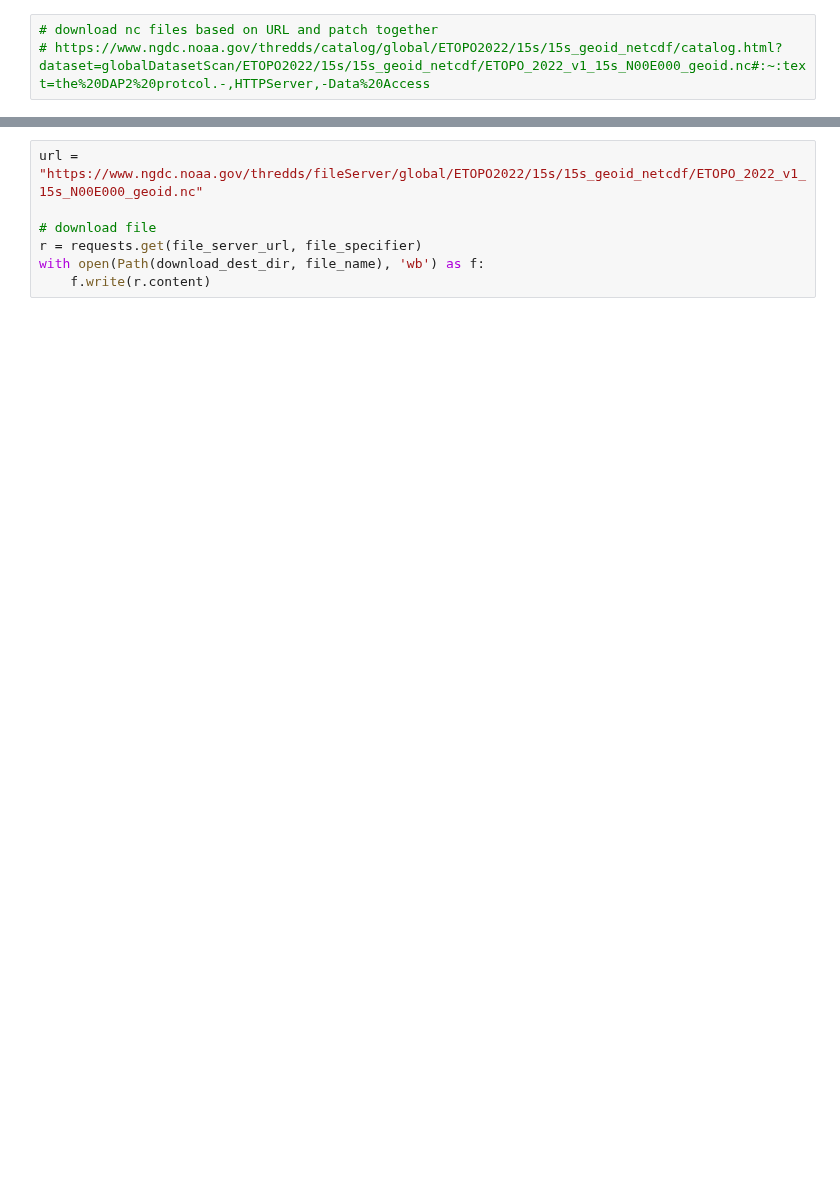
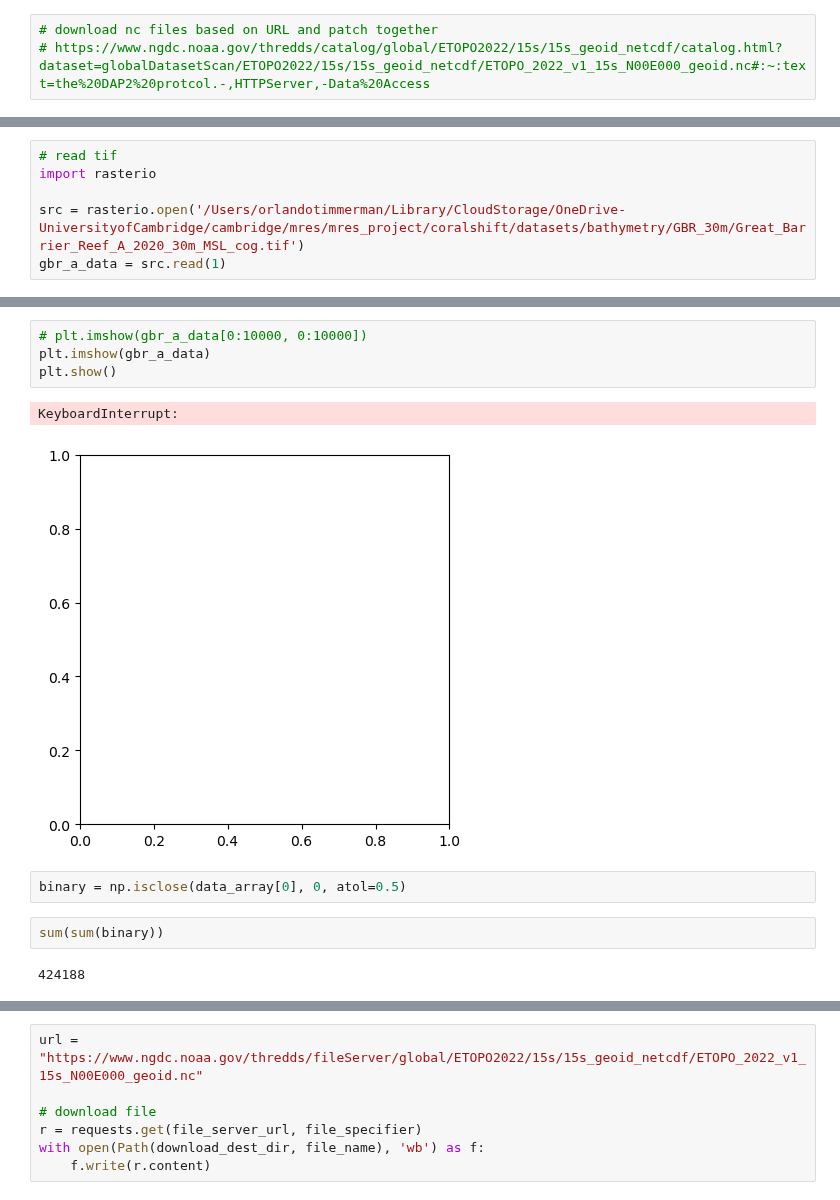
Before and after one commit to orlando-code/coralshift, a Jupyter notebook: notebooks/bathymetry.ipynb, the cells around one changed output, grey strips where cells are left out. Drawn from its saved outputs; the diff is of its cells as text; blank space fills up the shorter version.

```diff
--- a/notebooks/bathymetry.ipynb
+++ b/notebooks/bathymetry.ipynb
@@ -55,0 +218,6 @@ def load_merge_nc_files(nc_dir: Path | str) -> xa.DataSet:
+# %%
+# read tif
+import rasterio
+
+src = rasterio.open('/Users/orlandotimmerman/Library/CloudStorage/OneDrive-UniversityofCambridge/cambridge/mres/mres_project/coralshift/datasets/bathymetry/GBR_30m/Great_Barrier_Reef_A_2020_30m_MSL_cog.tif')
+gbr_a_data = src.read(1)
@@ -55,0 +237,13 @@ def load_merge_nc_files(nc_dir: Path | str) -> xa.DataSet:
+# %%
+# plt.imshow(gbr_a_data[0:10000, 0:10000])
+plt.imshow(gbr_a_data)
+plt.show()
+# %% [output]
+KeyboardInterrupt:
+[figure, added]
+# %%
+binary = np.isclose(data_array[0], 0, atol=0.5)
+# %%
+sum(sum(binary))
+# %% [output]
+424188
```
Also changed, not shown: parts of 40 cells of this notebook.
